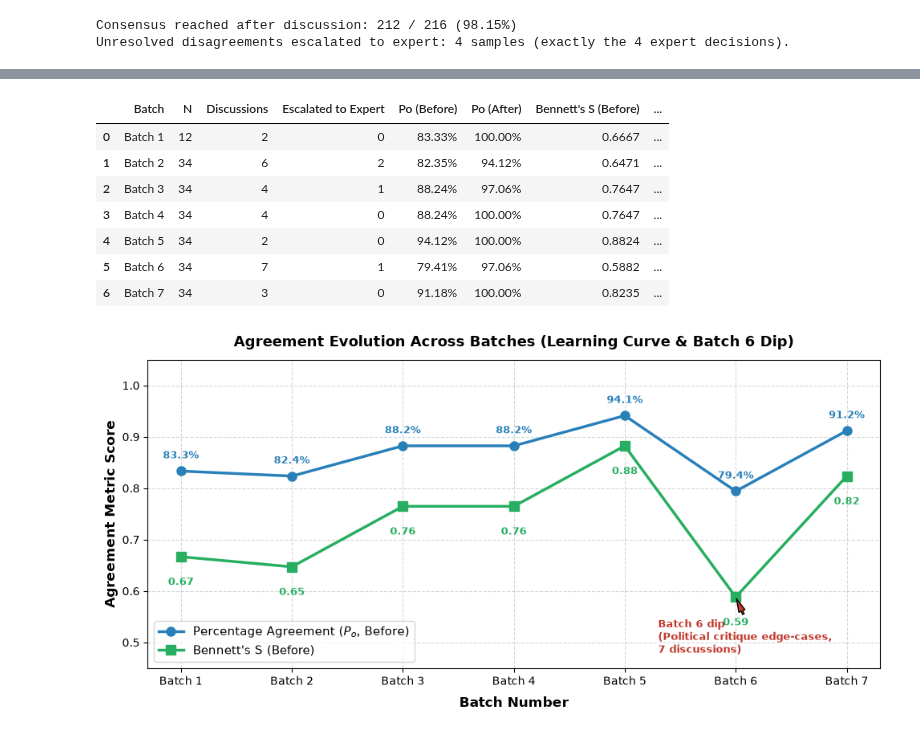
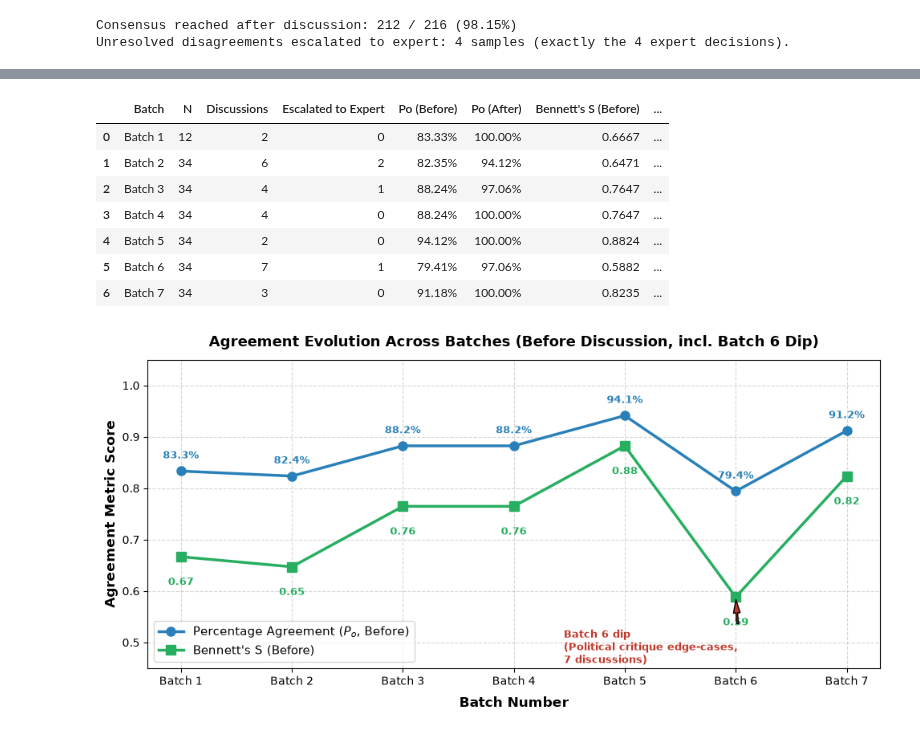
Before and after one commit to daniilperkin-uni/bsem, a Jupyter notebook: annotation_experiment/presentation/annotated_data_analysis.ipynb, the cells around one changed output, grey strips where cells are left out. Cells and saved outputs as stored; diff of their text form; code cells hidden in the pictures.

```diff
--- a/annotation_experiment/presentation/annotated_data_analysis.ipynb
+++ b/annotation_experiment/presentation/annotated_data_analysis.ipynb
@@ -69,6 +69,10 @@ for p in candidate_base_paths:
 
 print(f"Base path resolved to: {path}")
 
+# Directory for exported high-resolution figures (for slides)
+fig_dir = os.path.join(path, "presentation", "figures")
+os.makedirs(fig_dir, exist_ok=True)
+
 # Helper: Extract binary label (1=Offensive, 0=Not Offensive) for a specific user
 def user_label(labels_list, cur_ann):
     """Extract binary label for a specified user from a labels list."""
@@ -409,36 +429,37 @@ ax1.set_xlabel("Batch Number", fontweight="bold", labelpad=8)
 ax1.set_ylabel("Agreement Metric Score", fontweight="bold")
 ax1.set_xticks(batches_x)
 ax1.set_xticklabels(batch_labels)
 ax1.set_ylim(0.45, 1.05)
 ax1.grid(True, linestyle="--", alpha=0.5)
 
 # Annotate points on the line plot
 for i, (po, s) in enumerate(zip(po_values, s_values)):
     ax1.text(i, po + 0.02, f"{po:.1%}", ha="center", va="bottom", fontsize=9, fontweight="bold", color="#2980b9")
     ax1.text(i, s - 0.04, f"{s:.2f}", ha="center", va="top", fontsize=9, fontweight="bold", color="#27ae60")
 
 # Highlight Batch 6 dip with an annotation
 ax1.annotate(
-    "Batch 6 dip\n(Political critique edge-cases,\n7 discussions)",
-    xy=(5, s_values[5]), xytext=(4.3, 0.48),
+    f"Batch 6 dip\n(Political critique edge-cases,\n{disc_values[5]} discussions)",
+    xy=(5, s_values[5]), xytext=(3.45, 0.46),
     arrowprops=dict(facecolor="#c0392b", shrink=0.08, width=1.5, headwidth=6),
     fontsize=9.5, fontweight="bold", color="#c0392b"
 )
 
-ax1.set_title("Agreement Evolution Across Batches (Learning Curve & Batch 6 Dip)", fontweight="bold", pad=12)
+ax1.set_title("Agreement Evolution Across Batches (Before Discussion, incl. Batch 6 Dip)", fontweight="bold", pad=12)
 ax1.legend(loc="lower left")
 
 plt.tight_layout()
+plt.savefig(os.path.join(fig_dir, "fig_batch_evolution.png"), dpi=300, bbox_inches="tight")
 plt.show()
 # %% [output]
 |  | Batch | N | Discussions | Escalated to Expert | Po (Before) | Po (After) | Bennett's S (Before) | ... |
 | 0 | Batch 1 | 12 | 2 | 0 | 83.33% | 100.00% | 0.6667 | ... |
 | 1 | Batch 2 | 34 | 6 | 2 | 82.35% | 94.12% | 0.6471 | ... |
 | 2 | Batch 3 | 34 | 4 | 1 | 88.24% | 97.06% | 0.7647 | ... |
 | 3 | Batch 4 | 34 | 4 | 0 | 88.24% | 100.00% | 0.7647 | ... |
 | 4 | Batch 5 | 34 | 2 | 0 | 94.12% | 100.00% | 0.8824 | ... |
 | 5 | Batch 6 | 34 | 7 | 1 | 79.41% | 97.06% | 0.5882 | ... |
 | 6 | Batch 7 | 34 | 3 | 0 | 91.18% | 100.00% | 0.8235 | ... |
-[figure, old version]
+[figure, new version]
 # %% [markdown]
 ## 5. Offensiveness Prevalence: Overall & by Topic
```
Also changed, not shown: parts of 8 cells of this notebook, 4 other files.
